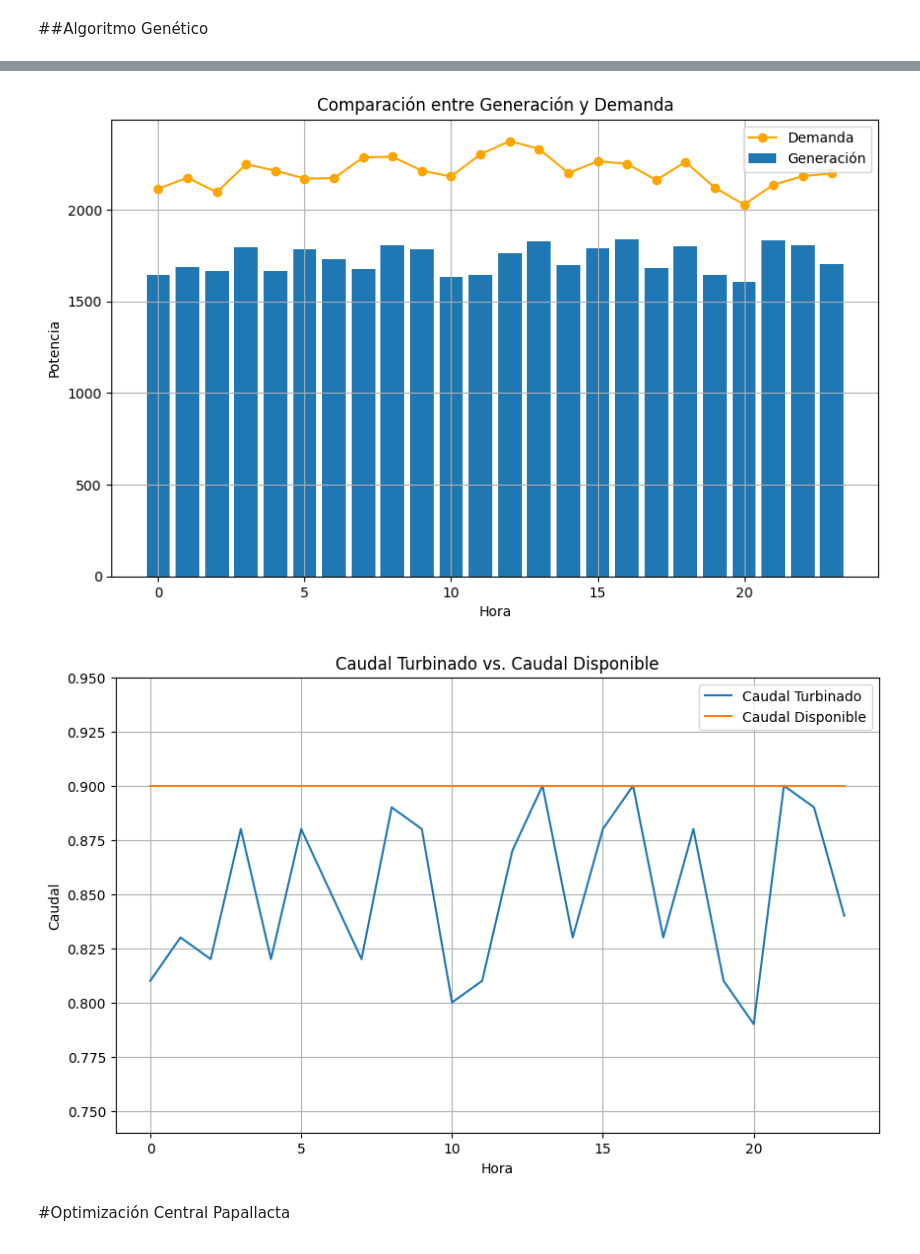
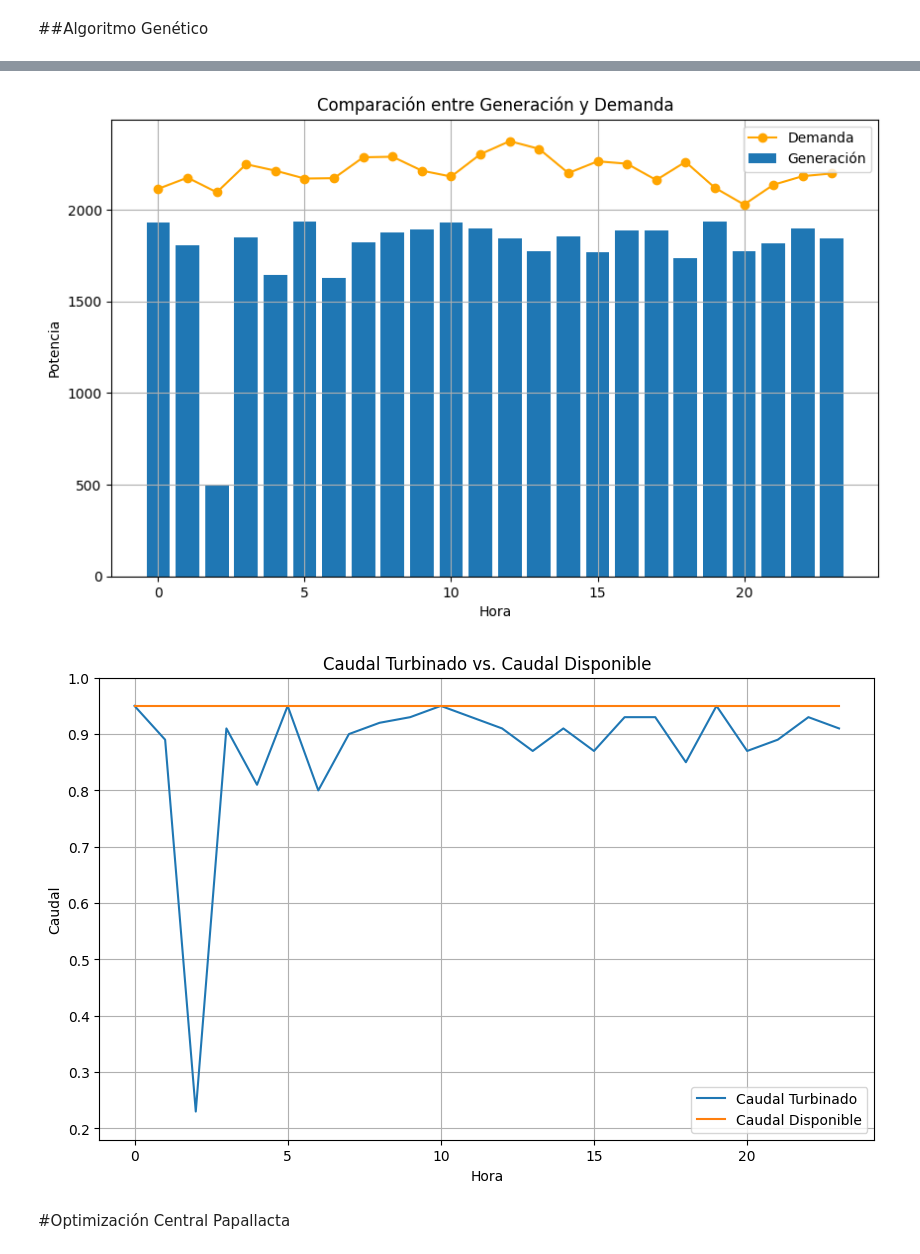
Before and after one commit to crisalex25/TFM_HydroMLGenerationOptimization, a Jupyter notebook: TFM_Optimización_de_la_generación.ipynb, the cells around one changed output, grey strips where cells are left out. Drawn from its saved outputs; the diff is of its cells as text; code cells hidden in the pictures.

```diff
--- a/TFM_Optimización_de_la_generación.ipynb
+++ b/TFM_Optimización_de_la_generación.ipynb
@@ -111,22 +108,23 @@ def aplicar_algoritmo_genetico(capacidad_unit3, demanda_energia, costo_horario,
     return mejor_generacion, mejor_costo_deficit
 # %%
 # Definición de variables y parámetros
+caudal_disponible = 0.95
 rango_horario = range(24)
-capacidad_unit3 = 2150
+capacidad_unit = 2150
 costo_horario = [6.19, 8.39, 6.19, 6.19, 5.35, 6.48, 5.35, 5.35, 6.19, 6.19, 6.19, 6.48,
                   6.19, 6.48, 6.19, 6.48, 6.19, 6.19, 9.46, 9.46, 8.96, 6.19, 6.19, 6.19]
 
 demanda_gc = [2114, 2175, 2095, 2248, 2213, 2170, 2172, 2286, 2289, 2213, 2181, 2303,
               2374, 2332, 2200, 2264, 2251, 2162, 2261, 2120, 2028, 2136, 2183, 2198]
 
-tam_poblacion = 1000
+tam_poblacion = 2000
 prob_crossover = 0.8
-prob_mutacion = 0.1
-num_generaciones = 1000
+prob_mutacion = 0.2
+num_generaciones = 2000
 
 # Aplicar el algoritmo genético
 mejor_generacion, mejor_costo_deficit = aplicar_algoritmo_genetico(
-    capacidad_unit3,
+    capacidad_unit,
     demanda_gc,
     costo_horario,
     rango_horario,
@@ -139,10 +137,10 @@ mejor_generacion, mejor_costo_deficit = aplicar_algoritmo_genetico(
 # Crear tabla de resultados
 tabla_resultados = []
 for hora, generacion in enumerate(mejor_generacion):
-    caudal_turbinado, caudal_disponible = calcular_caudales(generacion)
+    caudal_turbinado = calcular_caudal_turbinado(generacion)
     costo_deficit = calcular_costo_deficit(
         generacion, demanda_gc[hora], costo_horario[hora]
-    )  # Utilizar el costo_horario correspondiente a esta hora
+    )
     fila = [
         hora,
         demanda_gc[hora],
@@ -155,7 +153,7 @@ for hora, generacion in enumerate(mejor_generacion):
     tabla_resultados.append(fila)
 
 # Mostrar tabla de resultados
-headers = ["Hora", "Demanda", "Generación U3", "Caudal Turb", "Caudal Disp", "Costo Total Défic", "Precio kwh ctvs ", ]
+headers = ["Hora", "Demanda", "Generación U3", "Caudal Turb", "Caudal Disp", "Costo Total Défic", "Precio kwh ctvs"]
 tabla = tabulate(tabla_resultados, headers, tablefmt="grid")
 print(tabla)
 
@@ -185,4 +183,5 @@ Costo total del déficit acumulado: $754.85
 # %%
+
 import matplotlib.pyplot as plt
 import numpy as np
 
@@ -198,40 +197,39 @@ def graficar_generacion_vs_demanda(rango_horario, generacion, demanda):
     plt.grid(True)
     plt.ylim(0)  # Ajustar el límite inferior del eje Y a 0
     plt.show()
 
 # Función para graficar el caudal turbado y caudal disponible centrados
 def graficar_caudales(rango_horario, caudal_turbinado, caudal_disponible):
     plt.figure(figsize=(10, 6))
     plt.plot(rango_horario, caudal_turbinado, label='Caudal Turbinado')
     plt.plot(rango_horario, caudal_disponible, label='Caudal Disponible')
     plt.xlabel('Hora')
     plt.ylabel('Caudal')
     plt.title('Caudal Turbinado vs. Caudal Disponible')
     plt.legend()
     plt.grid(True)
 
-
     # Encontrar el valor máximo entre los caudales para centrar la gráfica
-    max_caudal = max(caudal_disponible)+0.05
-    min_caudal = min(min(caudal_turbinado), min(caudal_disponible))-0.05
+    max_caudal = max(max(caudal_turbinado), max(caudal_disponible)) + 0.05
+    min_caudal = min(min(caudal_turbinado), min(caudal_disponible)) - 0.05
     plt.ylim(min_caudal, max_caudal)  # Ajustar los límites del eje Y
     plt.show()
 
 # Obtener los valores de caudal turbinado y caudal disponible
-caudales_turbinados = [calcular_caudales(generacion)[0] for generacion in mejor_generacion]
-caudales_disponibles = [calcular_caudales(generacion)[1] for generacion in mejor_generacion]
+caudales_turbinados = [calcular_caudal_turbinado(generacion) for generacion in mejor_generacion]
+caudales_disponibles = [caudal_disponible] * len(rango_horario)  # Replicar el valor para cada hora
 
 # Convertir el rango horario en una lista para usarlo como coordenadas en la gráfica de barras
 rango_horario_lista = list(rango_horario)
 
 # Graficar la comparación entre generación y demanda en forma de barras
 graficar_generacion_vs_demanda(rango_horario_lista, mejor_generacion, demanda_gc)
 
 # Graficar el caudal turbado y caudal disponible centrados
 graficar_caudales(rango_horario_lista, caudales_turbinados, caudales_disponibles)
 # %% [output]
-[figure, old version]
+[figure, new version]
-[figure, old version]
+[figure, new version]
 # %% [markdown]
 #Optimización Central Papallacta
 # %% [markdown]
```
Also changed, not shown: parts of 4 cells of this notebook.
